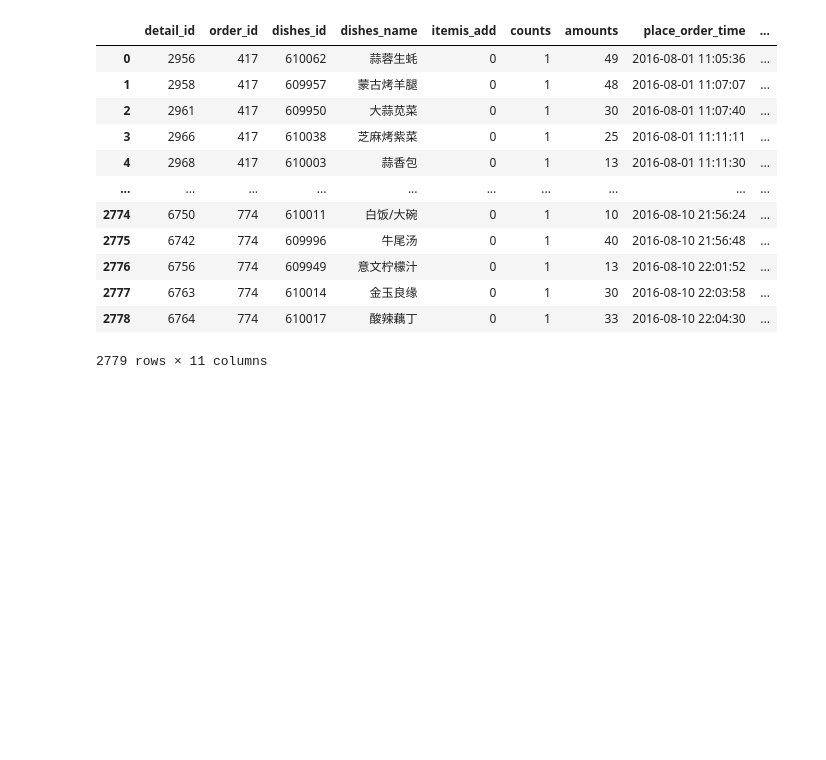
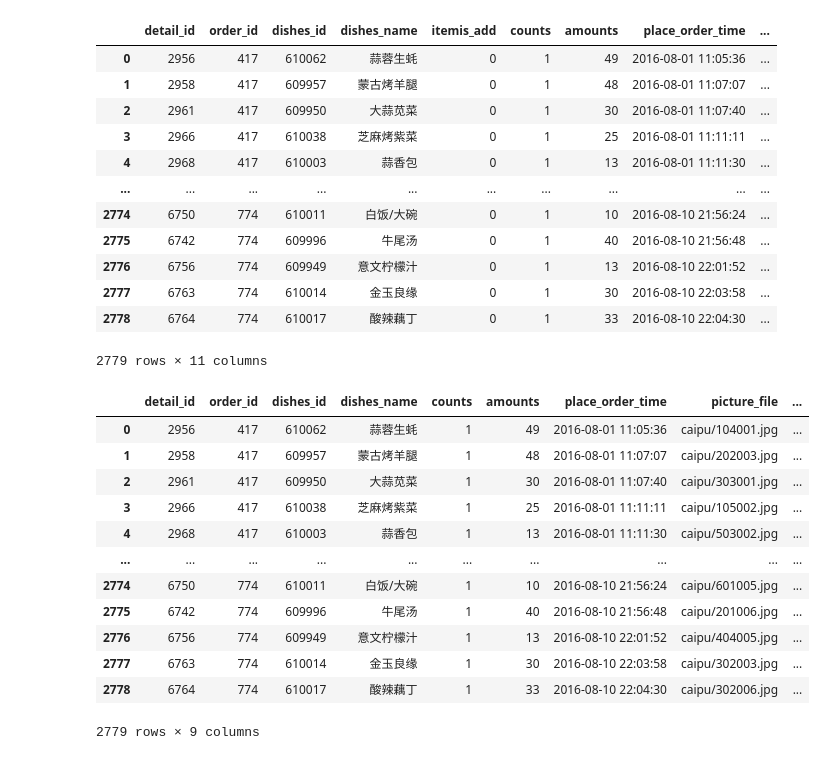
Before and after one commit to oz1n/gitfirst, a Jupyter notebook: pandas/Pandasex.ipynb, the cells around one changed output. Drawn from its saved outputs; the diff is of its cells as text; code cells hidden in the pictures; blank space fills up the shorter version.

```diff
--- a/pandas/Pandasex.ipynb
+++ b/pandas/Pandasex.ipynb
@@ -354,3 +353,23 @@ detail
 | 2777 | 6763 | 774 | 610014 | 金玉良缘 | 0 | 1 | 30 | 2016-08-10 22:03:58 | ... |
 | 2778 | 6764 | 774 | 610017 | 酸辣藕丁 | 0 | 1 | 33 | 2016-08-10 22:04:30 | ... |
 2779 rows × 11 columns
+# %%
+freq = detail.astype('category').describe().loc['freq',]
+mask_freq = freq == detail.shape[0]
+label_sim = mask_freq.index[mask_freq]
+detail.drop(labels = label_sim, axis = 1, inplace = True)
+detail
+# %% [output]
+|  | detail_id | order_id | dishes_id | dishes_name | counts | amounts | place_order_time | picture_file | ... |
+| 0 | 2956 | 417 | 610062 | 蒜蓉生蚝 | 1 | 49 | 2016-08-01 11:05:36 | caipu/104001.jpg | ... |
+| 1 | 2958 | 417 | 609957 | 蒙古烤羊腿 | 1 | 48 | 2016-08-01 11:07:07 | caipu/202003.jpg | ... |
+| 2 | 2961 | 417 | 609950 | 大蒜苋菜 | 1 | 30 | 2016-08-01 11:07:40 | caipu/303001.jpg | ... |
+| 3 | 2966 | 417 | 610038 | 芝麻烤紫菜 | 1 | 25 | 2016-08-01 11:11:11 | caipu/105002.jpg | ... |
+| 4 | 2968 | 417 | 610003 | 蒜香包 | 1 | 13 | 2016-08-01 11:11:30 | caipu/503002.jpg | ... |
+| ... | ... | ... | ... | ... | ... | ... | ... | ... | ... |
+| 2774 | 6750 | 774 | 610011 | 白饭/大碗 | 1 | 10 | 2016-08-10 21:56:24 | caipu/601005.jpg | ... |
+| 2775 | 6742 | 774 | 609996 | 牛尾汤 | 1 | 40 | 2016-08-10 21:56:48 | caipu/201006.jpg | ... |
+| 2776 | 6756 | 774 | 609949 | 意文柠檬汁 | 1 | 13 | 2016-08-10 22:01:52 | caipu/404005.jpg | ... |
+| 2777 | 6763 | 774 | 610014 | 金玉良缘 | 1 | 30 | 2016-08-10 22:03:58 | caipu/302003.jpg | ... |
+| 2778 | 6764 | 774 | 610017 | 酸辣藕丁 | 1 | 33 | 2016-08-10 22:04:30 | caipu/302006.jpg | ... |
+2779 rows × 9 columns
```
Also changed, not shown: parts of 1 cell of this notebook.
